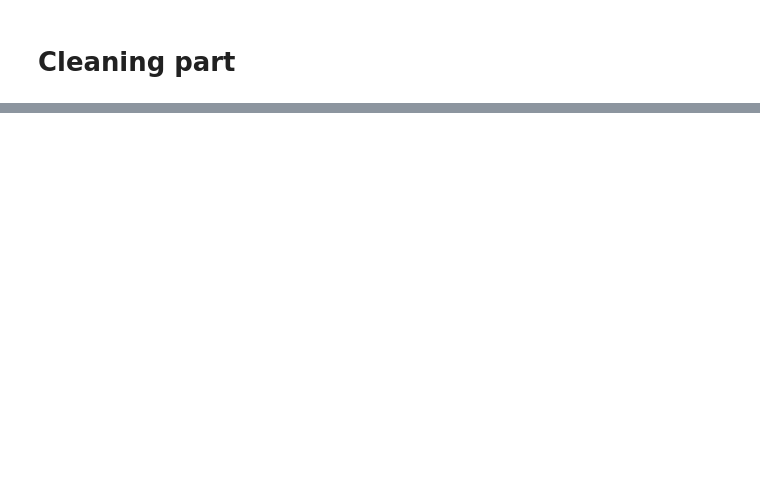
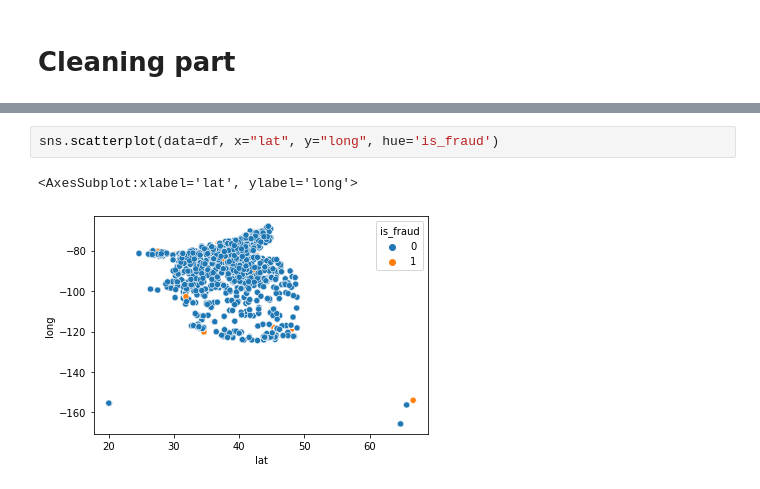
Before and after one commit to tintinap/Maching-Learning-Midterm-Exam, a Jupyter notebook: data_preparation.ipynb, the cells around one changed output, grey strips where cells are left out. Cells and saved outputs as stored; diff of their text form; blank space fills up the shorter version.

Commit message:
updated data_preparation

```diff
--- a/data_preparation.ipynb
+++ b/data_preparation.ipynb
@@ -85,0 +77,5 @@ Question(4, 10)
+# %%
+sns.scatterplot(data=df, x="lat", y="long", hue='is_fraud')
+# %% [output]
+<AxesSubplot:xlabel='lat', ylabel='long'>
+[figure, added]
```
Also changed, not shown: parts of 38 cells of this notebook.
